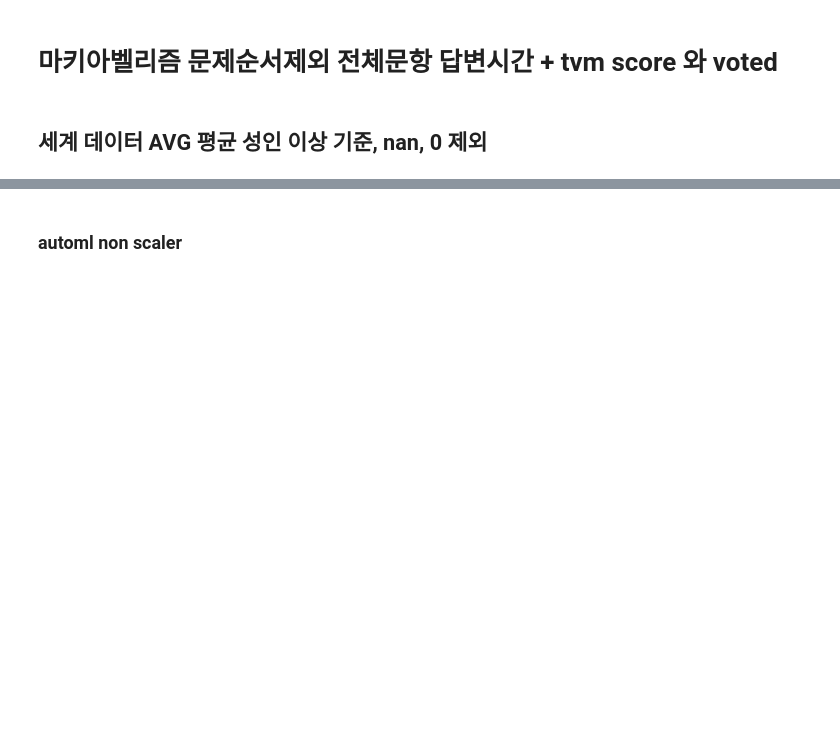
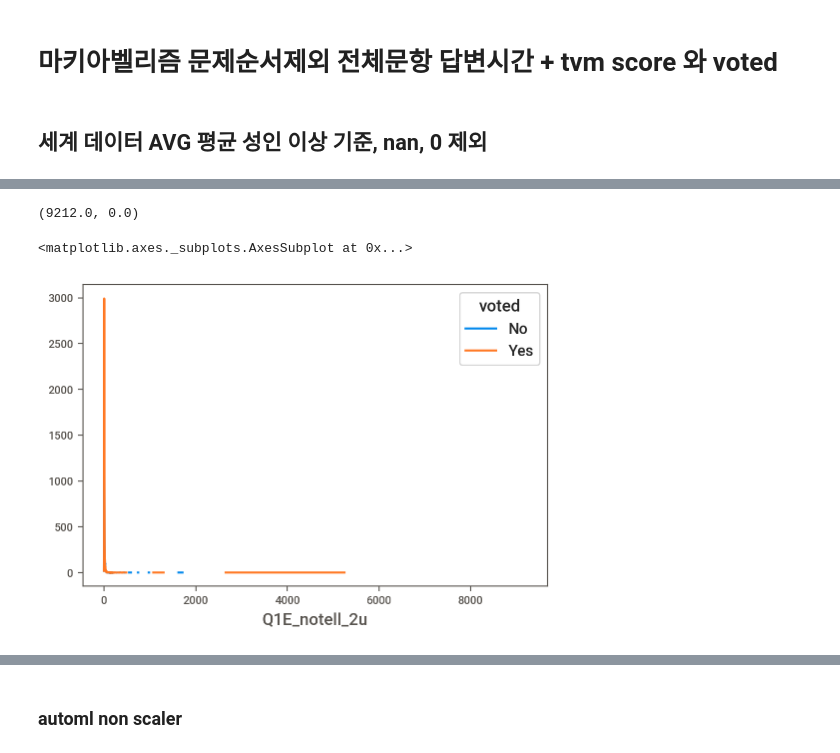
Before and after one commit to dss-14th/ml-repo-3, a Jupyter notebook: yong's/EDA_mach.ipynb, the cells around one changed output, grey strips where cells are left out. Cells and saved outputs as stored; diff of their text form; code cells hidden in the pictures; blank space fills up the shorter version.

```diff
--- a/yong's/EDA_mach.ipynb
+++ b/yong's/EDA_mach.ipynb
@@ -21,0 +39,8 @@ df
+# %%
+def score_check(x, *b):
+    a = list(b)
+    df1 = df[a]
+    df2 = df1[[x, "voted"]]
+    df2["count"] = 1
+    df3 = df2.pivot_table(index=x, columns="voted", values="count", aggfunc="count")
+    return df3.plot(kind="line")
@@ -21,0 +68,9 @@ df
+# %%
+df["Q1E_notell_2u"].max(), df["Q1E_notell_2u"].min()
+# %% [output]
+(9212.0, 0.0)
+# %%
+score_check("Q1E_notell_2u", "Q1E_notell_2u", "voted")
+# %% [output]
+<matplotlib.axes._subplots.AxesSubplot at 0x...>
+[figure, added]
```
Also changed, not shown: parts of 12 cells of this notebook.
